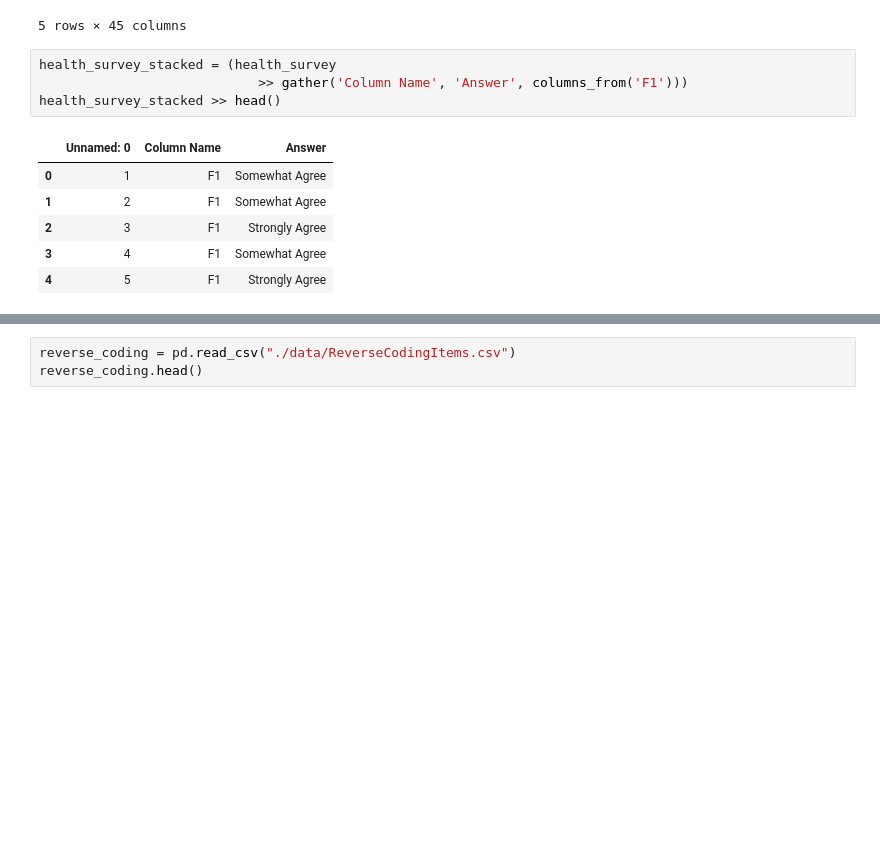
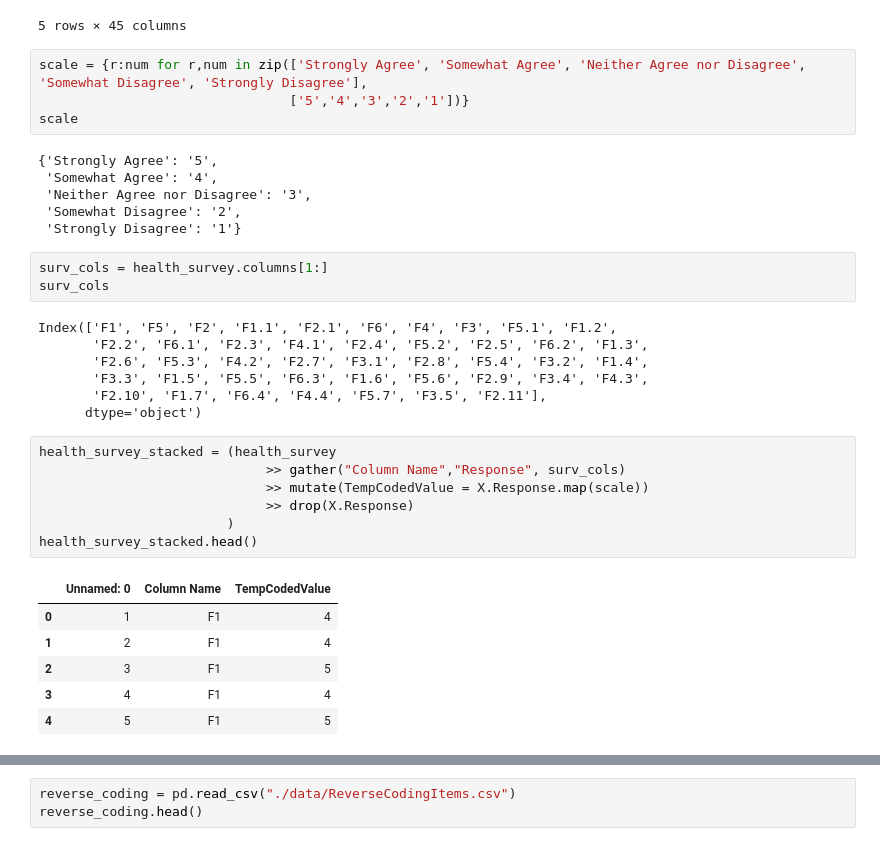
Before and after one commit to reaganbuske/DSCI430, a Jupyter notebook: lab_7_summarizing_a_health_survey_RB.ipynb, the cells around one changed output, grey strips where cells are left out. Drawn from its saved outputs; the diff is of its cells as text; blank space fills up the shorter version.

```diff
--- a/lab_7_summarizing_a_health_survey_RB.ipynb
+++ b/lab_7_summarizing_a_health_survey_RB.ipynb
@@ -45,17 +45,40 @@ health_survey.head()
 | 3 | 4 | Somewhat Agree | Somewhat Agree | Strongly Agree | Somewhat Agree | Strongly Agree | Neither Agree nor Disagree | Neither Agree nor Disagree | Somewhat Disagree | Somewhat Agree | ... | ... |
 | 4 | 5 | Strongly Agree | Strongly Disagree | Neither Agree nor Disagree | Strongly Agree | Somewhat Agree | Strongly Disagree | Strongly Agree | Somewhat Agree | Neither Agree nor Disagree | ... | ... |
 5 rows × 45 columns
+# %%
+scale = {r:num for r,num in zip(['Strongly Agree', 'Somewhat Agree', 'Neither Agree nor Disagree', 'Somewhat Disagree', 'Strongly Disagree'],
+                                ['5','4','3','2','1'])}
+scale
+# %% [output]
+{'Strongly Agree': '5',
+ 'Somewhat Agree': '4',
+ 'Neither Agree nor Disagree': '3',
+ 'Somewhat Disagree': '2',
+ 'Strongly Disagree': '1'}
+# %%
+surv_cols = health_survey.columns[1:]
+surv_cols
+# %% [output]
+Index(['F1', 'F5', 'F2', 'F1.1', 'F2.1', 'F6', 'F4', 'F3', 'F5.1', 'F1.2',
+       'F2.2', 'F6.1', 'F2.3', 'F4.1', 'F2.4', 'F5.2', 'F2.5', 'F6.2', 'F1.3',
+       'F2.6', 'F5.3', 'F4.2', 'F2.7', 'F3.1', 'F2.8', 'F5.4', 'F3.2', 'F1.4',
+       'F3.3', 'F1.5', 'F5.5', 'F6.3', 'F1.6', 'F5.6', 'F2.9', 'F3.4', 'F4.3',
+       'F2.10', 'F1.7', 'F6.4', 'F4.4', 'F5.7', 'F3.5', 'F2.11'],
+      dtype='object')
 # %%
 health_survey_stacked = (health_survey
-                            >> gather('Column Name', 'Answer', columns_from('F1')))
-health_survey_stacked >> head()
+                             >> gather("Column Name","Response", surv_cols)
+                             >> mutate(TempCodedValue = X.Response.map(scale))
+                             >> drop(X.Response)
+                        )
+health_survey_stacked.head()
 # %% [output]
-|  | Unnamed: 0 | Column Name | Answer |
-| 0 | 1 | F1 | Somewhat Agree |
-| 1 | 2 | F1 | Somewhat Agree |
-| 2 | 3 | F1 | Strongly Agree |
-| 3 | 4 | F1 | Somewhat Agree |
-| 4 | 5 | F1 | Strongly Agree |
+|  | Unnamed: 0 | Column Name | TempCodedValue |
+| 0 | 1 | F1 | 4 |
+| 1 | 2 | F1 | 4 |
+| 2 | 3 | F1 | 5 |
+| 3 | 4 | F1 | 4 |
+| 4 | 5 | F1 | 5 |
 # %% [markdown]
 2.  Read in and join `ReverseCodingItems.csv` to add a new column called `NeedsReverse` to the health survey dataframe.
 
```
Also changed, not shown: parts of 6 cells of this notebook, 1 other file.
